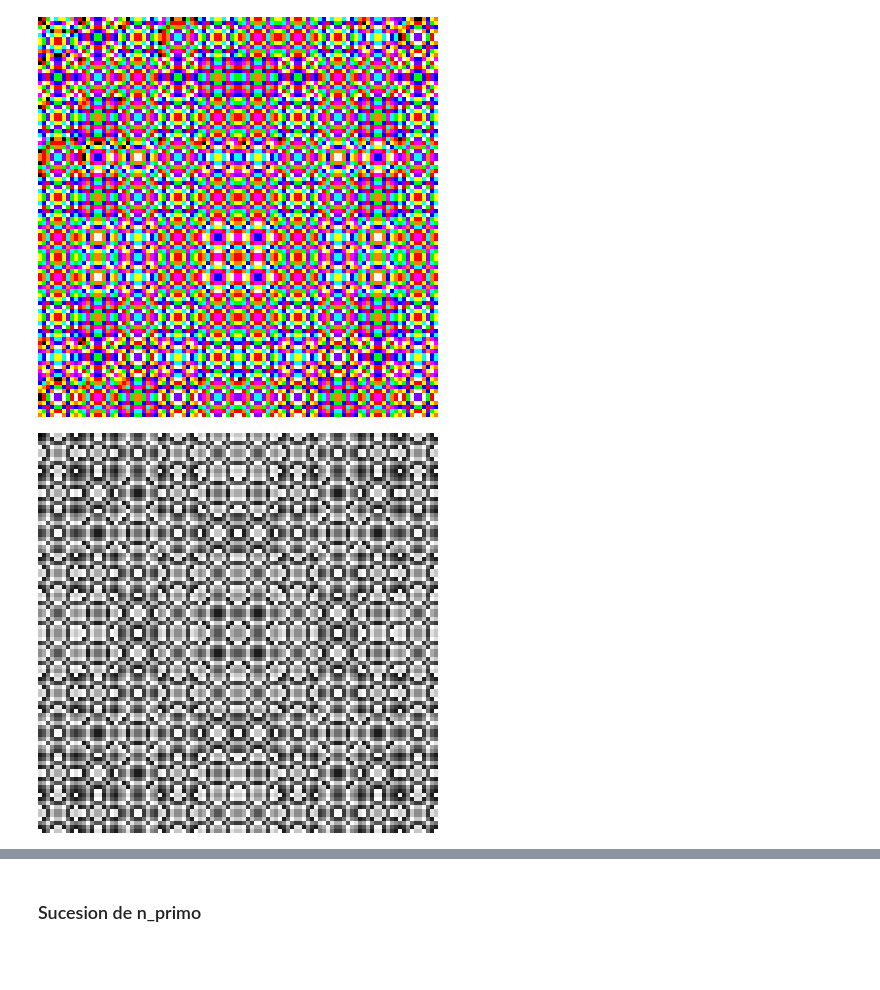
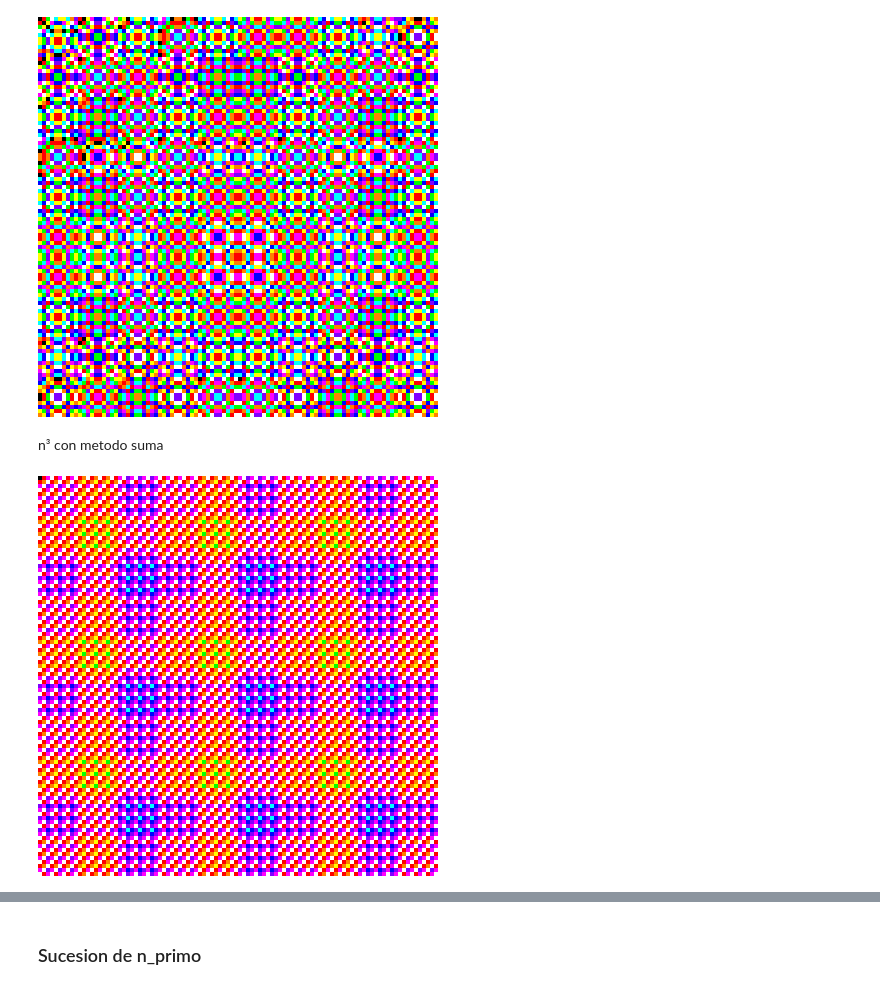
Before and after one commit to Dnllns/B10_clustering, a Jupyter notebook: B10_clustering.ipynb, the cells around one changed output, grey strips where cells are left out. Saved outputs shown, nothing was run; the diff lists cells and outputs as text; code cells hidden in the pictures; blank space fills up the shorter version.

```diff
--- a/B10_clustering.ipynb
+++ b/B10_clustering.ipynb
@@ -986,16 +1005,18 @@ gen_supermatrix_image(
 )
 # %% [output]
 [figure]
+# %% [markdown]
+n³ con metodo suma
 # %%
 gen_supermatrix_image(
     exp_k,     # Funcion que calcula los numeros de la sucesion
     "+",          # Metodo de generacion de la sucesion "+", "-", "*", "/",
     0,              # Termino inicial de la sucesion
     10, 10,         # Ancho y alto del cluster
     10, 10,         # Ancho y alto de la matriz de clusters
     4,              # Escala de la imagen  4 = 1 pixel * 4 -> 1 pixel se expande en 4 pixeles
-    number_to_gray,# Funcion que asigna un color a cada numero
-    a_args=(2, )    # Argumentos de la funcion a
+    number_to_color,# Funcion que asigna un color a cada numero
+    a_args=(3, )    # Argumentos de la funcion a
 )
 # %% [output]
-[figure, old version]
+[figure, new version]
```
Also changed, not shown: parts of 12 cells of this notebook.
